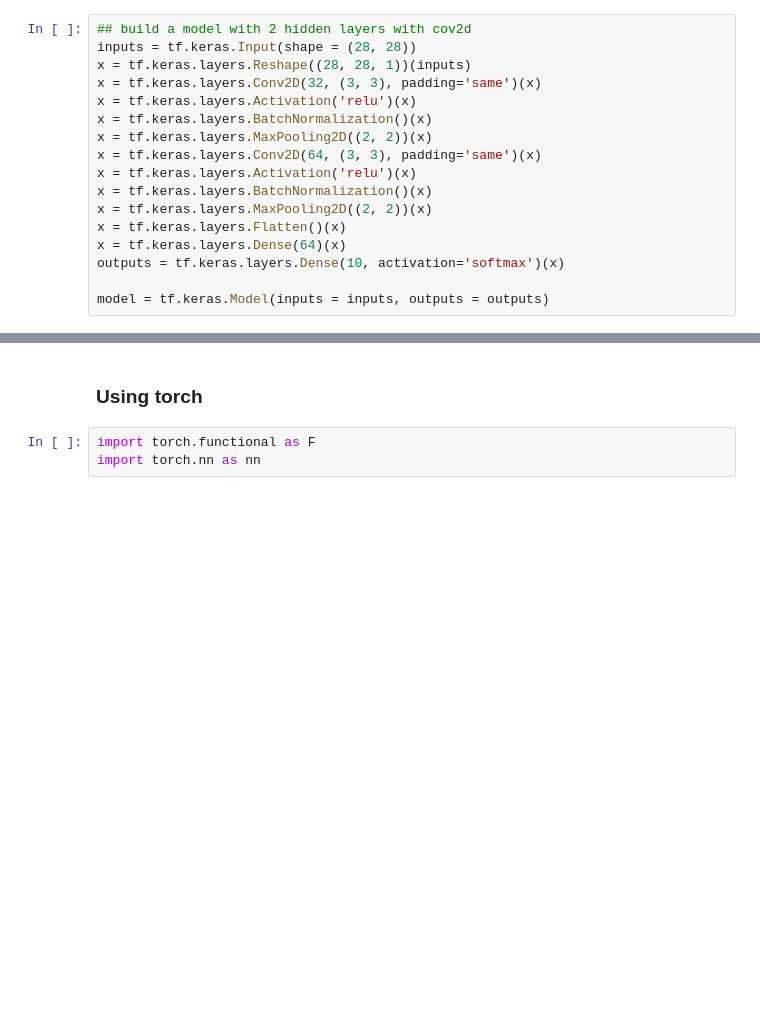
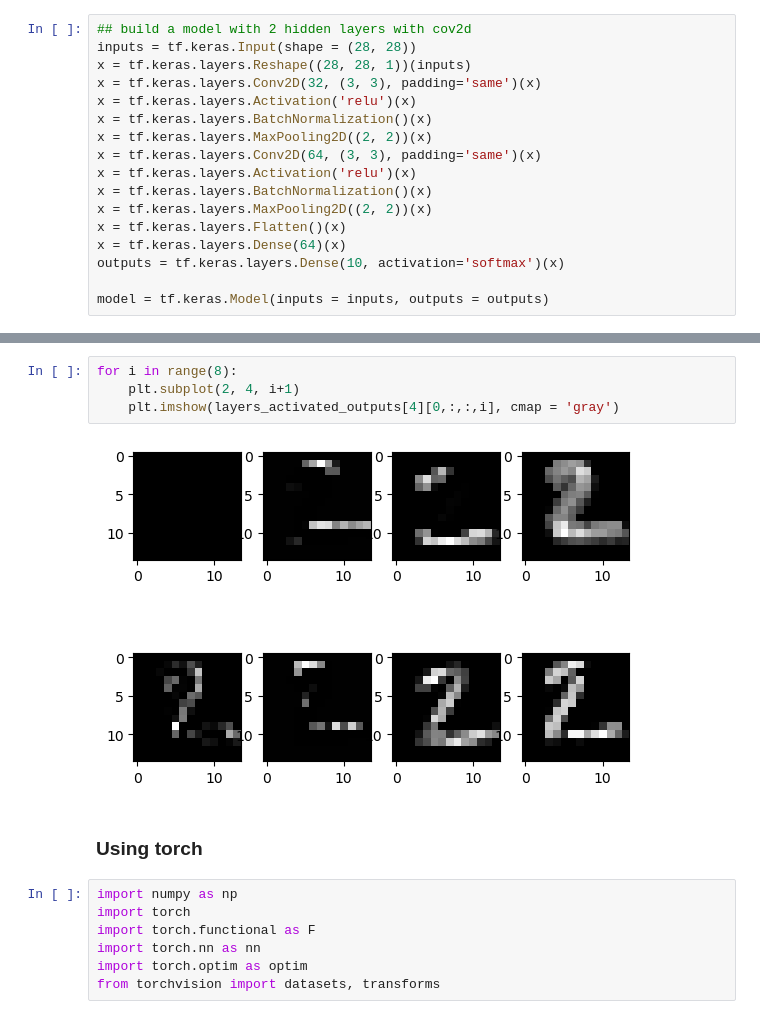
Before and after one commit to zvkong/ai-core, a Jupyter notebook: src/stat9340/hw3.ipynb, the cells around one changed output, grey strips where cells are left out. Saved outputs shown, nothing was run; the diff lists cells and outputs as text; blank space fills up the shorter version.

```diff
--- a/src/stat9340/hw3.ipynb
+++ b/src/stat9340/hw3.ipynb
@@ -202,5 +274,15 @@ Epoch 10/10
+# %%
+for i in range(8):
+    plt.subplot(2, 4, i+1)
+    plt.imshow(layers_activated_outputs[4][0,:,:,i], cmap = 'gray')
+# %% [output]
+[figure, added]
 # %% [markdown]
 ### Using torch
 # %%
+import numpy as np
+import torch
 import torch.functional as F
 import torch.nn as nn
+import torch.optim as optim
+from torchvision import datasets, transforms
```
Also changed, not shown: parts of 24 cells of this notebook, 12 other files.
